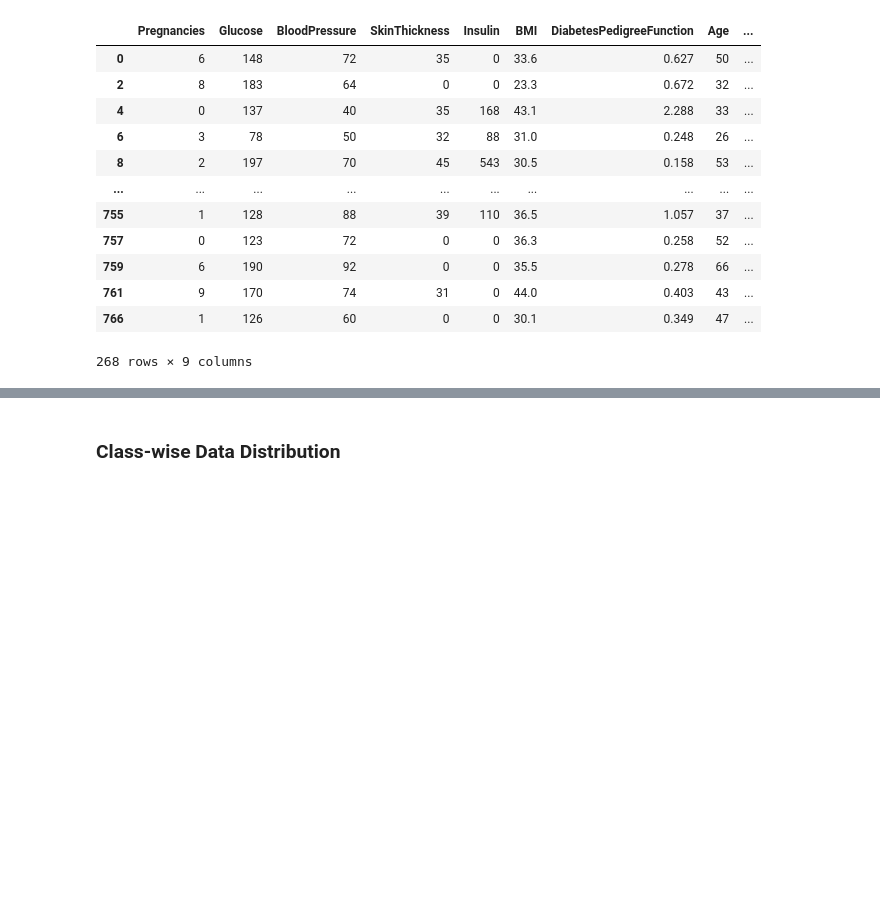
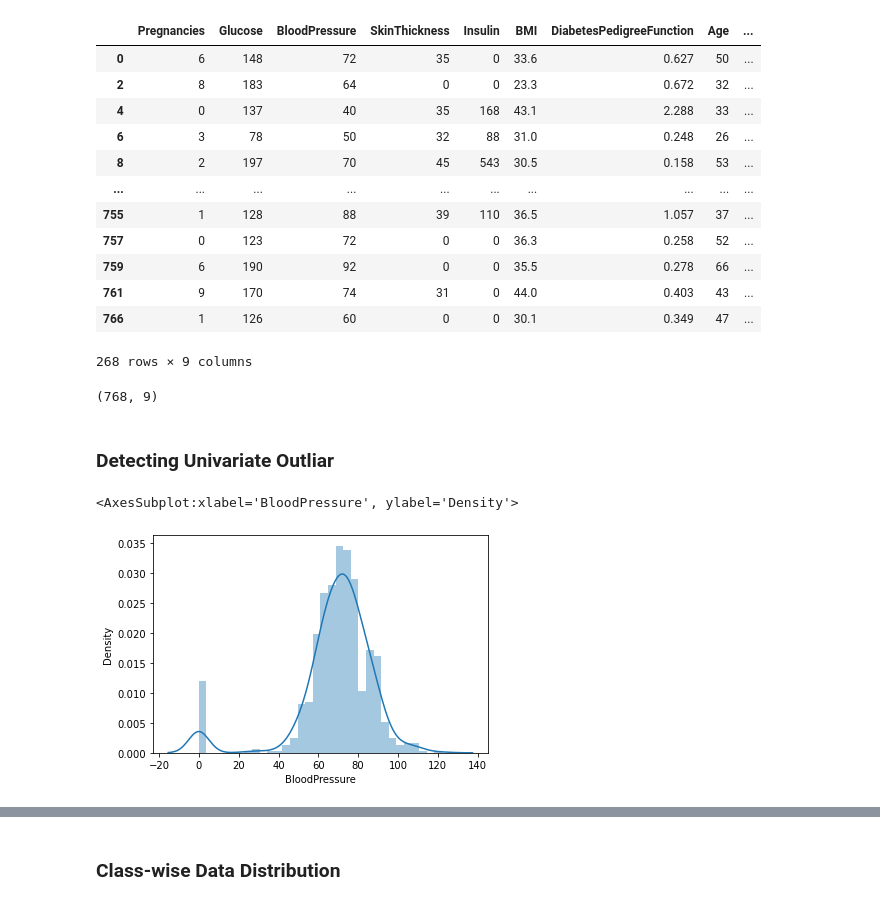
Before and after one commit to abidshafee/predictionModel, a Jupyter notebook: diabetes_prediction_tf_neuralnet.ipynb, the cells around one changed output, grey strips where cells are left out. Saved outputs shown, nothing was run; the diff lists cells and outputs as text; code cells hidden in the pictures; blank space fills up the shorter version.

```diff
--- a/diabetes_prediction_tf_neuralnet.ipynb
+++ b/diabetes_prediction_tf_neuralnet.ipynb
@@ -52,3 +53,15 @@ df[df['Outcome']==1] # return a dataframe where Outcome is 1
 | 761 | 9 | 170 | 74 | 31 | 0 | 44.0 | 0.403 | 43 | ... |
 | 766 | 1 | 126 | 60 | 0 | 0 | 30.1 | 0.349 | 47 | ... |
 268 rows × 9 columns
+# %%
+df.shape
+# %% [output]
+(768, 9)
+# %% [markdown]
+### Detecting Univariate Outliar
+# %%
+#distribution plot
+sns.distplot(df[df.columns[2]])
+# %% [output]
+<AxesSubplot:xlabel='BloodPressure', ylabel='Density'>
+[figure, added]
```
Also changed, not shown: parts of 11 cells of this notebook, 3 other files.
